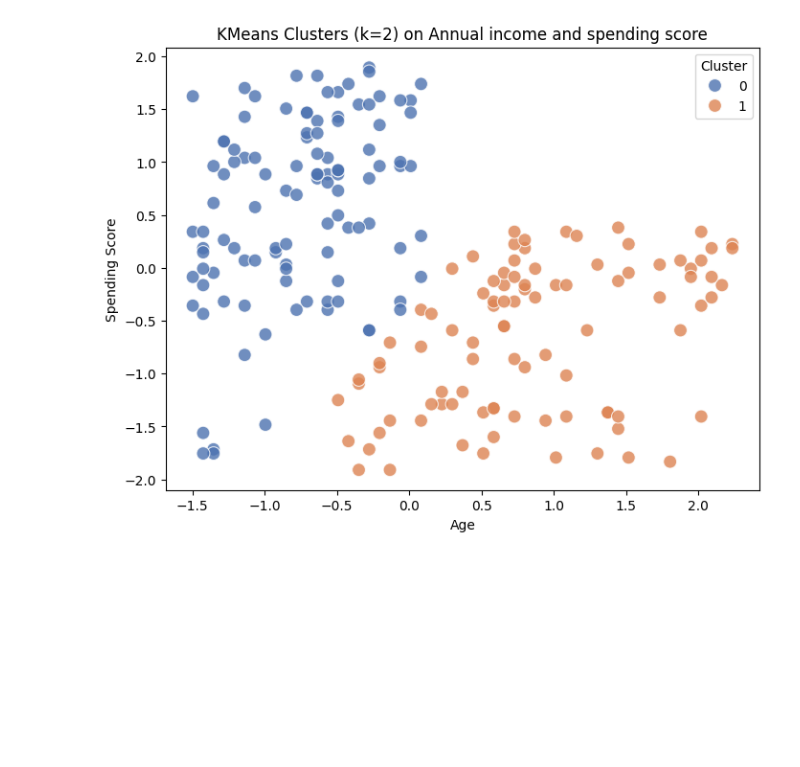
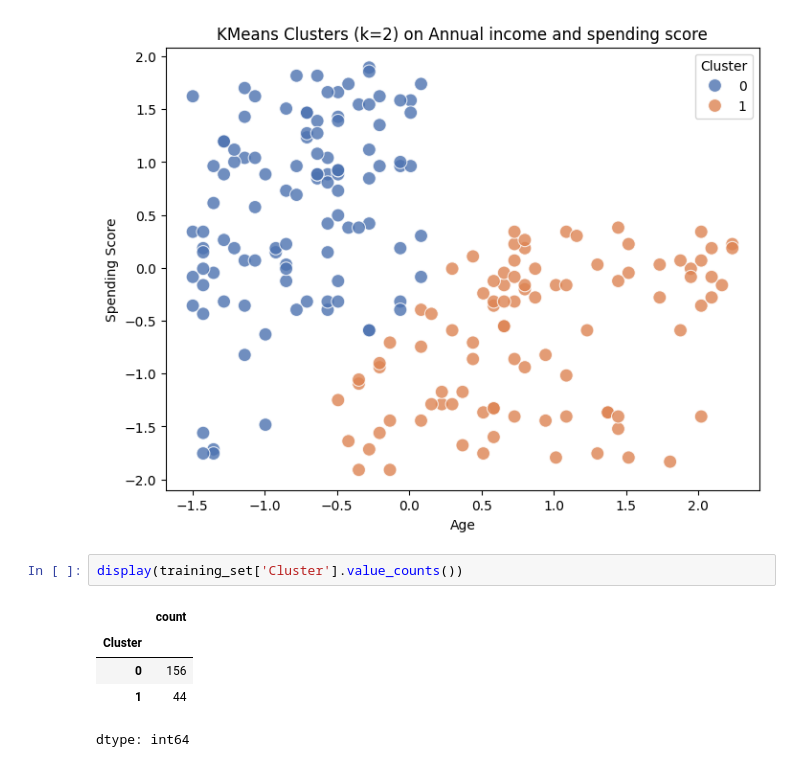
Before and after one commit to MogaveeraSahil/ML_Lab, a Jupyter notebook: ML_Lab_Exam.ipynb, the cells around one changed output. Cells and saved outputs as stored; diff of their text form; blank space fills up the shorter version.

```diff
--- a/ML_Lab_Exam.ipynb
+++ b/ML_Lab_Exam.ipynb
@@ -166,3 +166,11 @@ Try using .loc[row_indexer,col_indexer] = value instead
 See the caveats in the documentation: https://pandas.pydata.org/pandas-docs/stable/user_guide/indexing.html#returning-a-view-versus-a-copy
   training_set2['Cluster'] = labels
 [figure]
+# %%
+display(training_set['Cluster'].value_counts())
+# %% [output]
+|  | count |
+| Cluster |  |
+| 0 | 156 |
+| 1 | 44 |
+dtype: int64
```
Also changed, not shown: parts of 1 cell of this notebook.
